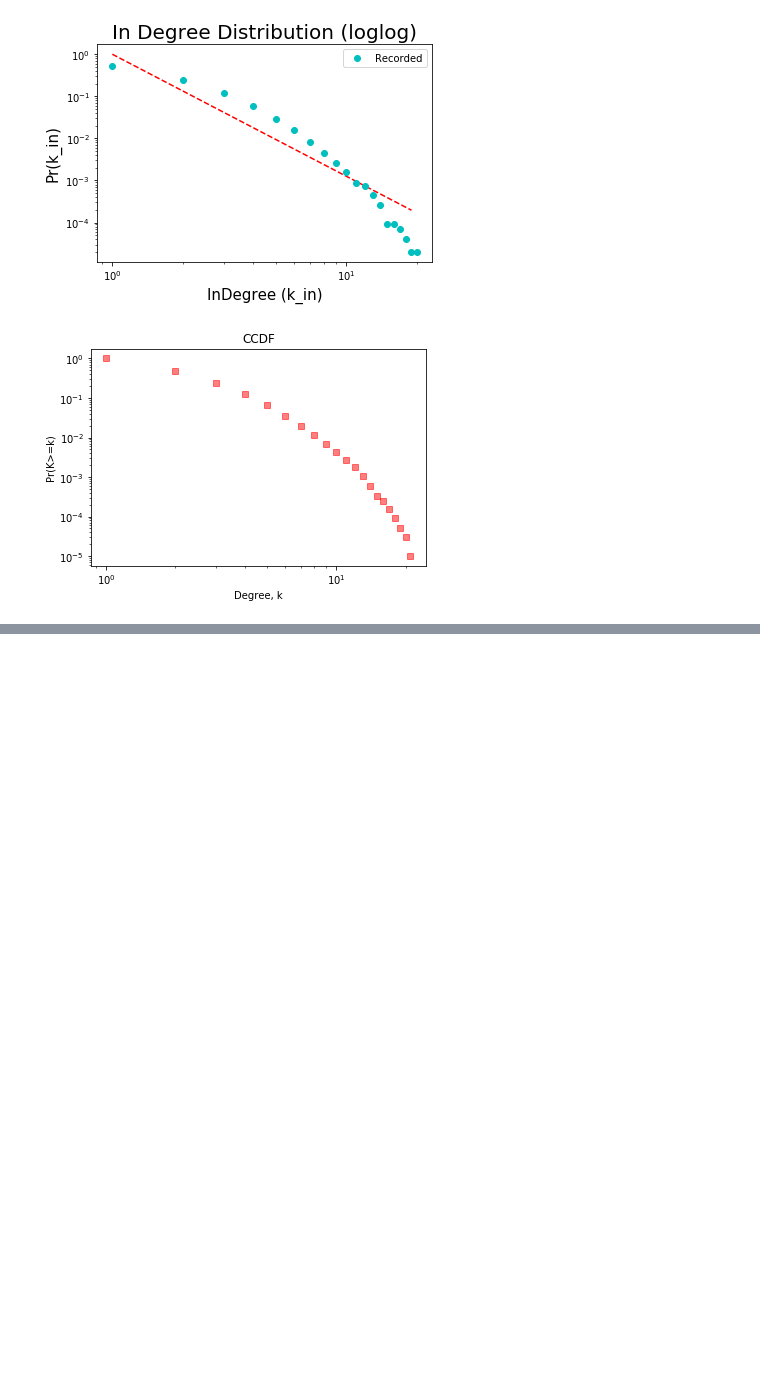
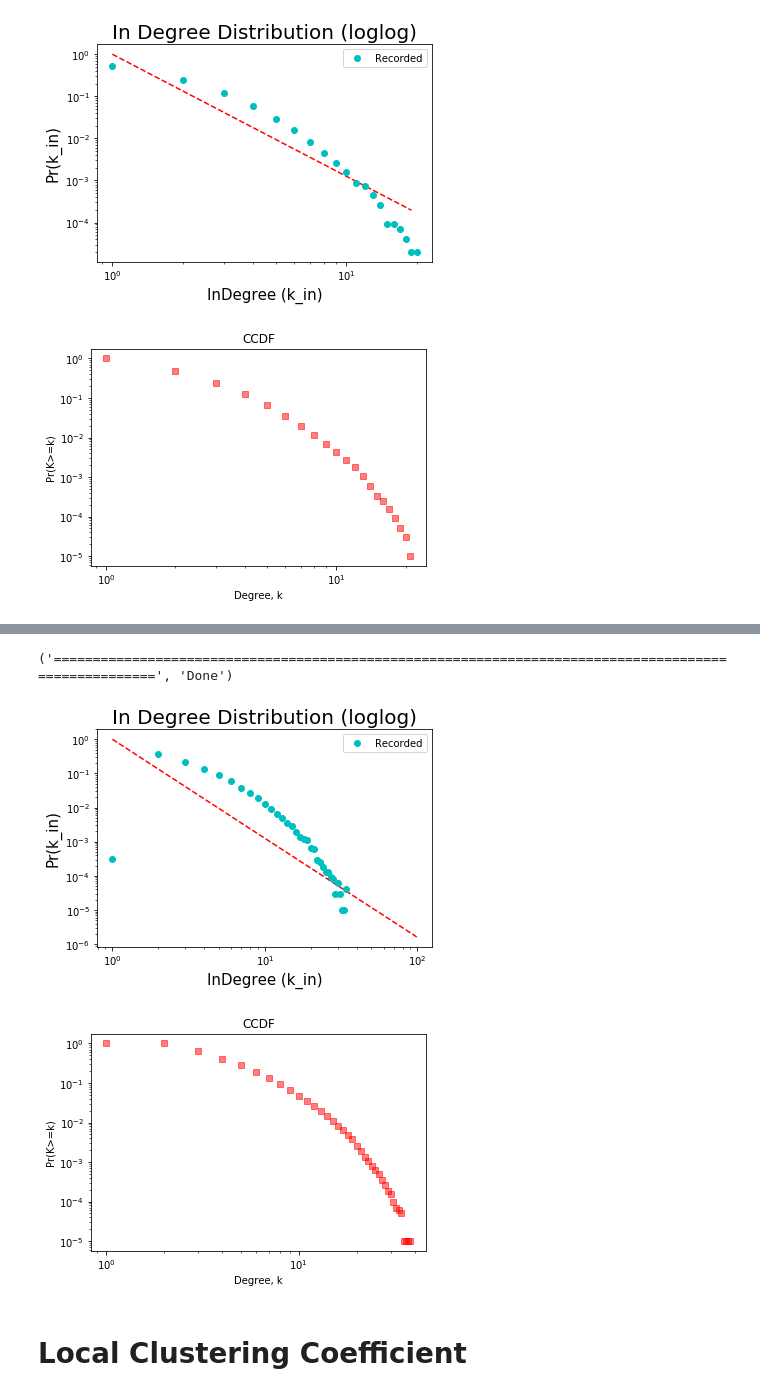
Before and after one commit to thomasy314/Preferential-Attachment, a Jupyter notebook: Pref_Attach.ipynb, the cells around one changed output, grey strips where cells are left out. Cells and saved outputs as stored; diff of their text form; code cells hidden in the pictures; blank space fills up the shorter version.

```diff
--- a/Pref_Attach.ipynb
+++ b/Pref_Attach.ipynb
@@ -99,10 +99,6 @@ def plotDegsDist(Deg, alpha=None, max_x=200):
 def plotDegsCCDF(kis):
     # tabulate and display the CCDF Pr(K>=k)
     kmax    = max(kis)
-    '''kis     = []
-    for ki in degrees:
-        kis.append(ki)
-        if ki > kmax: kmax = ki'''
 
     counts, bins = np.histogram(kis, bins=[i for i in range(kmax+2)], density=True)
     cumcounts = np.cumsum(counts)
@@ -467,0 +509,8 @@ plotDegsStat(inverse_mean_geodesic_model, [1000], 100, alpha=-2.9, max_x=20)
+# %%
+plotDegsStat(triadic_closure, [1000], 100, alpha=-2.9, max_x=100)
+# %% [output]
+('=====================================================================================================', 'Done')
+[figure, added]
+[figure, added]
+# %% [markdown]
+# Local Clustering Coefficient
```
Also changed, not shown: parts of 5 cells of this notebook.
